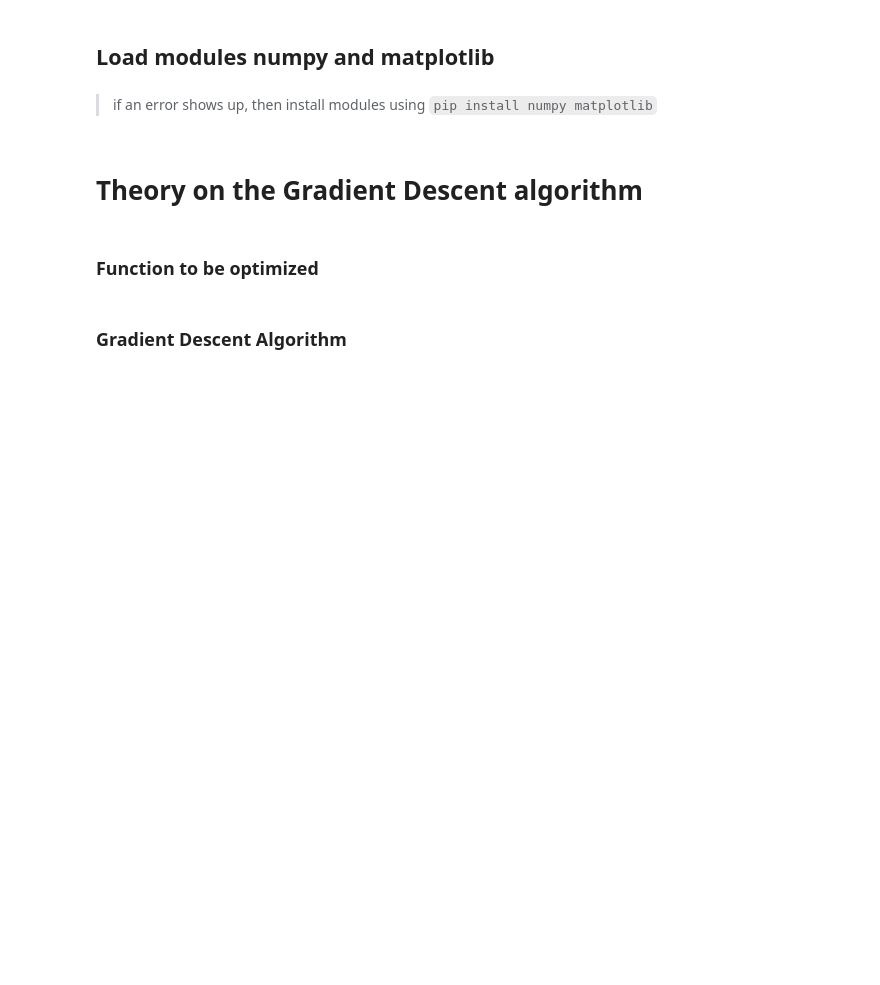
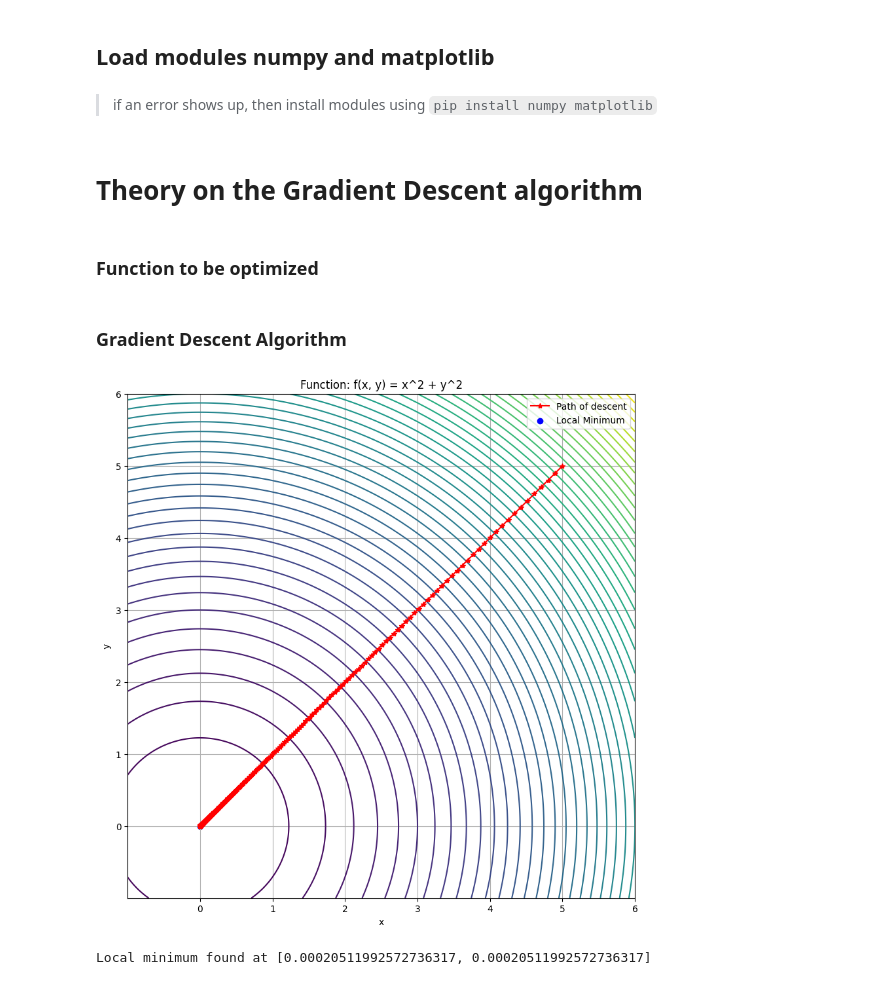
Before and after one commit to rommel2596/MCAP_TI_1_Assignment0, a Jupyter notebook: TI_1_Assignment0.ipynb, the cells around one changed output. Saved outputs shown, nothing was run; the diff lists cells and outputs as text; code cells hidden in the pictures; blank space fills up the shorter version.

Commit message:
feat: use plotting function with given parameters

```diff
--- a/TI_1_Assignment0.ipynb
+++ b/TI_1_Assignment0.ipynb
@@ -63,0 +62,14 @@ def plot_gradient_descent(f, df, initial_xy, learning_rate, iterations, title):
+# %%
+# Plot the results
+
+# Parameters
+learning_rate = 0.01 # Better between 0.001 - 0.1
+iterations = 500 # To get a better result use more iterations. You can stop if level of acceptance is tolerable
+initial_xy = [5,5]
+
+# Plot the results
+
+plot_gradient_descent(f, df, initial_xy, learning_rate, iterations, 'Function: f(x, y) = x^2 + y^2')
+# %% [output]
+[figure, added]
+Local minimum found at [0.00020511992572736317, 0.00020511992572736317]
```
Also changed, not shown: parts of 1 cell of this notebook.
